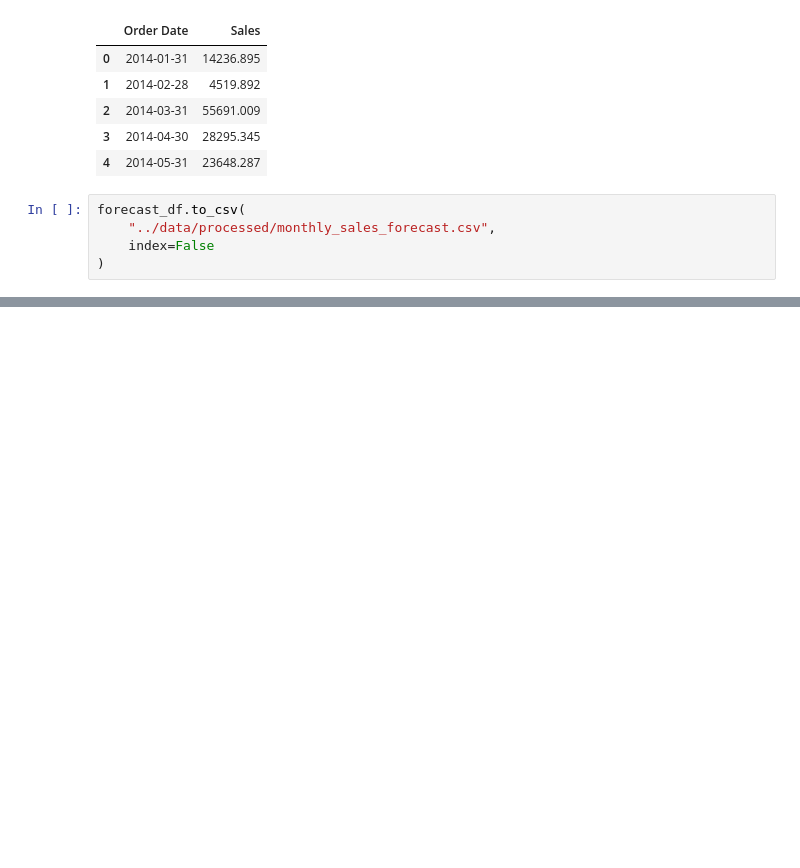
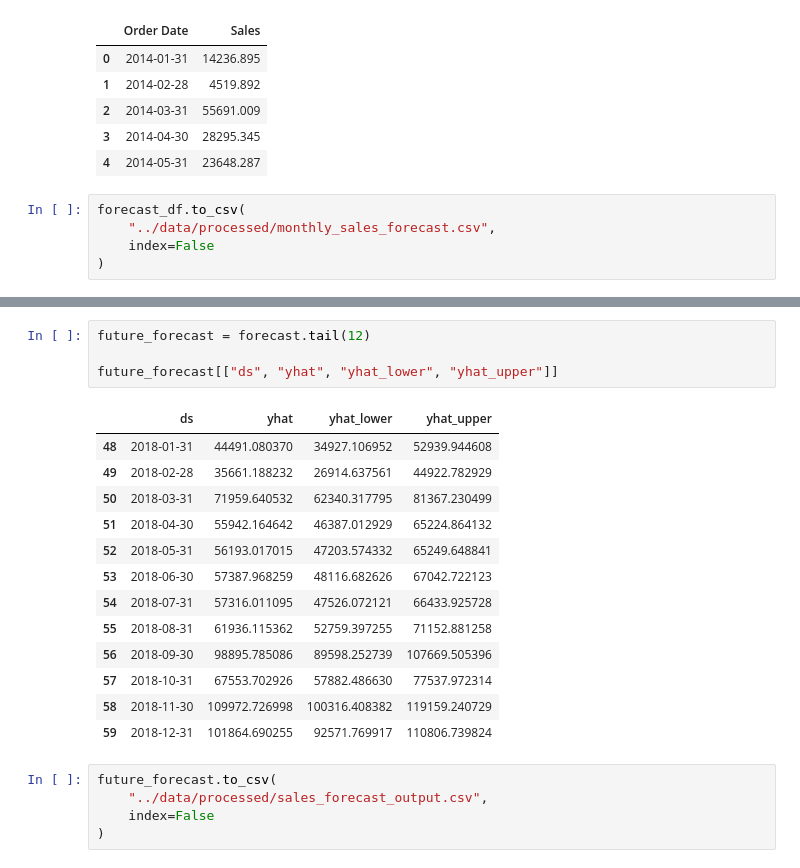
Before and after one commit to Ma-hek01/Revenue-Forecasting-Business-Performance-Dashboard, a Jupyter notebook: notebooks/02_data_loading_and_eda.ipynb, the cells around one changed output, grey strips where cells are left out. Cells and saved outputs as stored; diff of their text form; blank space fills up the shorter version.

```diff
--- a/notebooks/02_data_loading_and_eda.ipynb
+++ b/notebooks/02_data_loading_and_eda.ipynb
@@ -387,0 +437,23 @@ forecast_df.to_csv(
+# %%
+future_forecast = forecast.tail(12)
+
+future_forecast[["ds", "yhat", "yhat_lower", "yhat_upper"]]
+# %% [output]
+|  | ds | yhat | yhat_lower | yhat_upper |
+| 48 | 2018-01-31 | 44491.080370 | 34927.106952 | 52939.944608 |
+| 49 | 2018-02-28 | 35661.188232 | 26914.637561 | 44922.782929 |
+| 50 | 2018-03-31 | 71959.640532 | 62340.317795 | 81367.230499 |
+| 51 | 2018-04-30 | 55942.164642 | 46387.012929 | 65224.864132 |
+| 52 | 2018-05-31 | 56193.017015 | 47203.574332 | 65249.648841 |
+| 53 | 2018-06-30 | 57387.968259 | 48116.682626 | 67042.722123 |
+| 54 | 2018-07-31 | 57316.011095 | 47526.072121 | 66433.925728 |
+| 55 | 2018-08-31 | 61936.115362 | 52759.397255 | 71152.881258 |
+| 56 | 2018-09-30 | 98895.785086 | 89598.252739 | 107669.505396 |
+| 57 | 2018-10-31 | 67553.702926 | 57882.486630 | 77537.972314 |
+| 58 | 2018-11-30 | 109972.726998 | 100316.408382 | 119159.240729 |
+| 59 | 2018-12-31 | 101864.690255 | 92571.769917 | 110806.739824 |
+# %%
+future_forecast.to_csv(
+    "../data/processed/sales_forecast_output.csv",
+    index=False
+)
```
Also changed, not shown: parts of 7 cells of this notebook, 2 other files.
